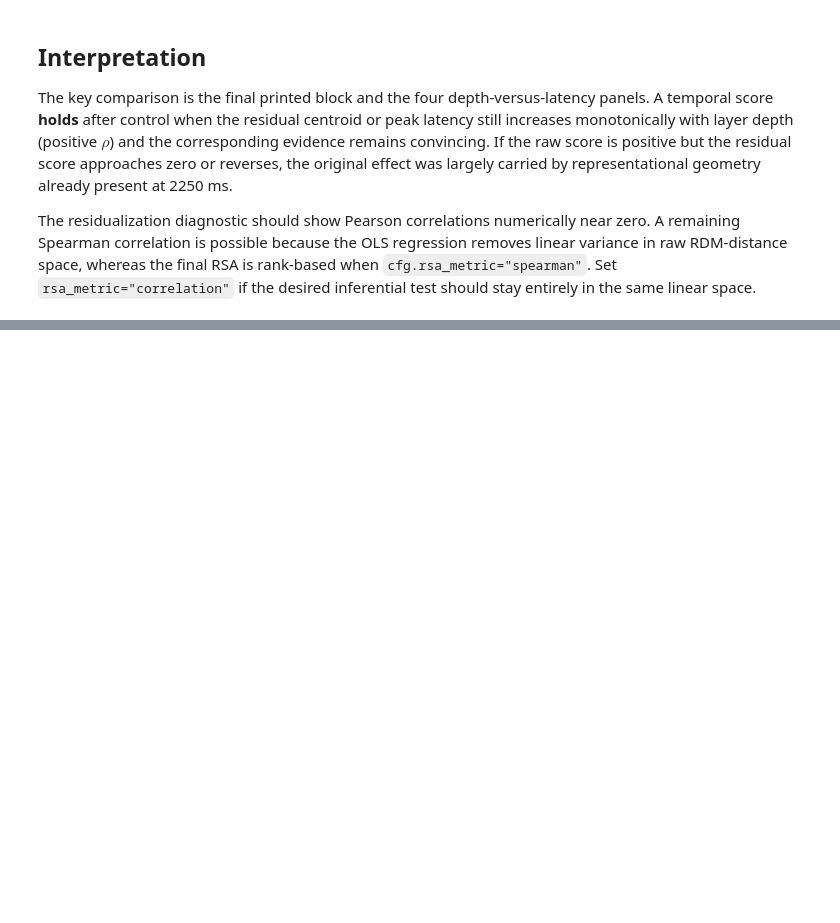
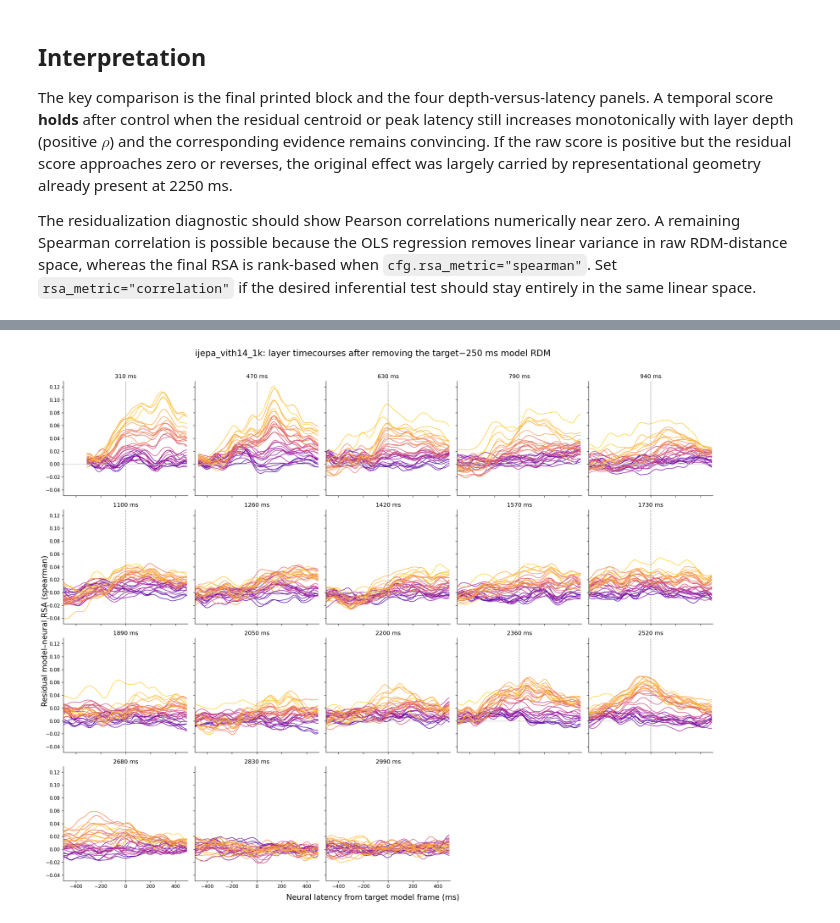
Before and after one commit to TizianoCausin01/static_dynamic, a Jupyter notebook: python_scripts/scripts/last_frame_model_rdm_residual_dynamic_dRSA.ipynb, the cells around one changed output, grey strips where cells are left out. Saved outputs shown, nothing was run; the diff lists cells and outputs as text; code cells hidden in the pictures; blank space fills up the shorter version.

```diff
--- a/python_scripts/scripts/last_frame_model_rdm_residual_dynamic_dRSA.ipynb
+++ b/python_scripts/scripts/last_frame_model_rdm_residual_dynamic_dRSA.ipynb
@@ -678,0 +922,95 @@ The residualization diagnostic should show Pearson correlations numerically near
+# %%
+# Show the all-layer residual timecourses used by each scatterplot.
+n_rows, n_columns = cfg.frame_latency_grid_shape
+figure, axes = plt.subplots(
+    n_rows, n_columns, figsize=cfg.frame_latency_grid_figsize,
+    sharex=True, sharey=True, dpi=cfg.figure_dpi,
+)
+for plot_index, axis in enumerate(axes.flat):
+    if plot_index >= len(selected_frame_times_ms):
+        axis.set_visible(False)
+        continue
+    # end if no target frame belongs in this panel
+    target_time_ms = selected_frame_times_ms[plot_index]
+    relative_neural_time_ms = dynamic_time_ms - target_time_ms
+    plot_window = (
+        (relative_neural_time_ms >= cfg.frame_latency_window_ms[0])
+        & (relative_neural_time_ms < cfg.frame_latency_window_ms[1])
+    )
+    for layer_index in range(len(layer_names)):
+        axis.plot(
+            relative_neural_time_ms[plot_window],
+            frame_residual_smoothed[
+                plot_index, layer_index, plot_window
+            ],
+            color=layer_colors[layer_index], linewidth=1.3, alpha=0.85,
+        )
+    # end for layer_index
+    axis.axhline(0, color="0.75", linewidth=0.8)
+    axis.axvline(0, color="0.55", linewidth=1, linestyle="--")
+    axis.set_title(f"{target_time_ms:.0f} ms", fontsize=12)
+    axis.set_xlim(cfg.frame_latency_window_ms)
+    axis.tick_params(axis="both", labelsize=10)
+    axis.spines[["top", "right"]].set_visible(False)
+# end for plot_index, axis
+figure.supxlabel(
+    "Neural latency from target model frame (ms)", fontsize=16,
+)
+figure.supylabel(
+    f"Residual model–neural RSA ({cfg.rsa_metric})", fontsize=16,
+)
+figure.suptitle(
+    f"{cfg.model_name}: layer timecourses after removing the "
+    f"target−{cfg.frame_residual_delay_ms:g} ms model RDM",
+    fontsize=18, y=1.01,
+)
+figure.tight_layout()
+plt.show()
+
+# Plot the corresponding layer depth–latency temporal scores below.
+figure, axes = plt.subplots(
+    n_rows, n_columns, figsize=cfg.frame_latency_grid_figsize,
+    sharex=True, sharey=True, dpi=cfg.figure_dpi,
+)
+for plot_index, axis in enumerate(axes.flat):
+    if plot_index >= len(selected_frame_times_ms):
+        axis.set_visible(False)
+        continue
+    # end if no target frame belongs in this panel
+    valid_layers = np.isfinite(frame_latency_values_ms[plot_index])
+    axis.scatter(
+        frame_latency_values_ms[plot_index, valid_layers],
+        layer_depths[valid_layers],
+        c=layer_colors[valid_layers], s=cfg.frame_latency_scatter_size,
+        edgecolors=cfg.frame_latency_edge_color,
+        linewidths=cfg.frame_latency_edge_width,
+    )
+    rho_value, p_value = frame_latency_correlations[plot_index]
+    axis.set_title(
+        f"{selected_frame_times_ms[plot_index]:.0f} ms\n"
+        fr"$\rho$={rho_value:.2f}, p={p_value:.2g}",
+        fontsize=12,
+    )
+    axis.axvline(0, color="0.6", linewidth=1, linestyle="--")
+    axis.set(
+        xlim=cfg.frame_latency_window_ms, ylim=(-0.05, 1.05),
+        yticks=np.linspace(0, 1, 6),
+    )
+    axis.tick_params(axis="both", labelsize=10)
+    axis.spines[["top", "right"]].set_visible(False)
+# end for plot_index, axis
+figure.supxlabel(
+    f"{cfg.frame_latency_measure.capitalize()} latency from target "
+    "model frame (ms)",
+    fontsize=16,
+)
+figure.supylabel("Layer depth", fontsize=16)
+figure.suptitle(
+    f"{cfg.model_name}: residual layer depth–latency over movie time",
+    fontsize=18, y=1.01,
+)
+figure.tight_layout()
+plt.show()
+# EOF
+# %% [output]
+[figure, added]
```
Also changed, not shown: parts of 12 cells of this notebook, 1 other file.
